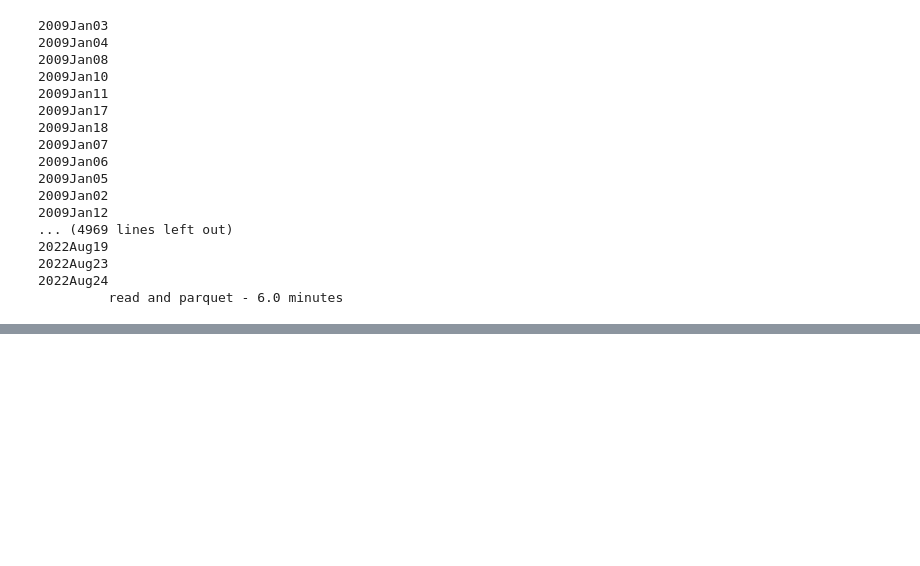
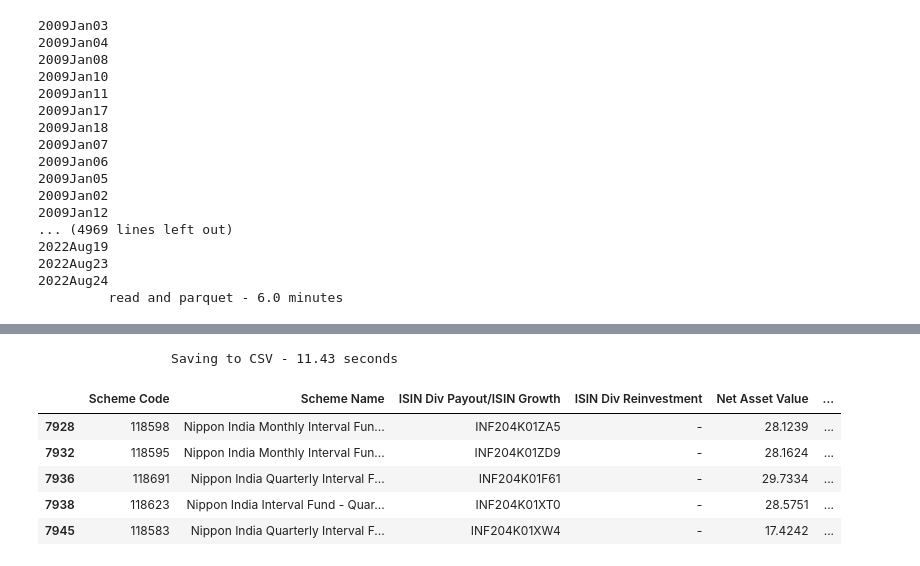
Before and after one commit to hiteshgulati/amfi, a Jupyter notebook: download_amfi.ipynb, the cells around one changed output, grey strips where cells are left out. Drawn from its saved outputs; the diff is of its cells as text; code cells hidden in the pictures; blank space fills up the shorter version.

```diff
--- a/download_amfi.ipynb
+++ b/download_amfi.ipynb
@@ -99,27 +122,0 @@ df.head(3)
-# %%
-scheme_name = "Axis Bluechip Fund - Direct Plan - Growth"
-df.rename(columns={'Net Asset Value':scheme_name}, inplace=True)
-df = df[df['Scheme Name']==scheme_name][['Date',scheme_name]]
-
-indexes = {'bse 100.xlsx':'BSE100','NIFTY50TRI.xlsx':'NIFTY50TRI'}
-
-idf = pd.read_excel("bse 100.xlsx")
-idf['Date'] = pd.to_datetime(idf['Date'])
-idf.rename(columns={'Close':'BSE100'},inplace=True)
-df = df.merge(idf[['Date','BSE100']],on='Date',how='left')
-
-idf = pd.read_excel("NIFTY50TRI.xlsx")
-idf['Date'] = pd.to_datetime(idf['Date'])
-idf.rename(columns={'Price':'NIFTY50TRI'},inplace=True)
-df = df.merge(idf[['Date','NIFTY50TRI']],on='Date',how='left')
-df.sort_values(by='Date',inplace=True)
-
-cols = [scheme_name,'BSE100','NIFTY50TRI']
-df = df.dropna(how='any')
-for verification_col in cols:
-    df = df[df[verification_col] != 0]
-
-return_periods = {'6m':50,'1y':250,'2y':500,'3y':750,'5y':1250}
-for each_col in cols:
-    for rp in return_periods:
-        df[each_col+"_"+rp] = df[each_col].pct_change(periods=return_periods[rp])
@@ -179,0 +123,16 @@ Timestamp('2009-04-01 00:00:00')
+# %%
+stopwatch.start("Saving to CSV")
+# df[['Scheme Name','Date']].groupby('Scheme Name', as_index=False).agg(['min', 'max']).reset_index().head(3)
+df[['Scheme Name','Date']].groupby('Scheme Name', as_index=False).agg(['min', 'max']).reset_index().to_csv("schemes.csv",index=False)
+stopwatch.stop(print=True)
+# %% [output]
+                 Saving to CSV - 11.43 seconds
+# %%
+df.tail()
+# %% [output]
+|  | Scheme Code | Scheme Name | ISIN Div Payout/ISIN Growth | ISIN Div Reinvestment | Net Asset Value | ... |
+| 7928 | 118598 | Nippon India Monthly Interval Fun... | INF204K01ZA5 | - | 28.1239 | ... |
+| 7932 | 118595 | Nippon India Monthly Interval Fun... | INF204K01ZD9 | - | 28.1624 | ... |
+| 7936 | 118691 | Nippon India Quarterly Interval F... | INF204K01F61 | - | 29.7334 | ... |
+| 7938 | 118623 | Nippon India Interval Fund - Quar... | INF204K01XT0 | - | 28.5751 | ... |
+| 7945 | 118583 | Nippon India Quarterly Interval F... | INF204K01XW4 | - | 17.4242 | ... |
```
Also changed, not shown: parts of 7 cells of this notebook, 2 other files.
